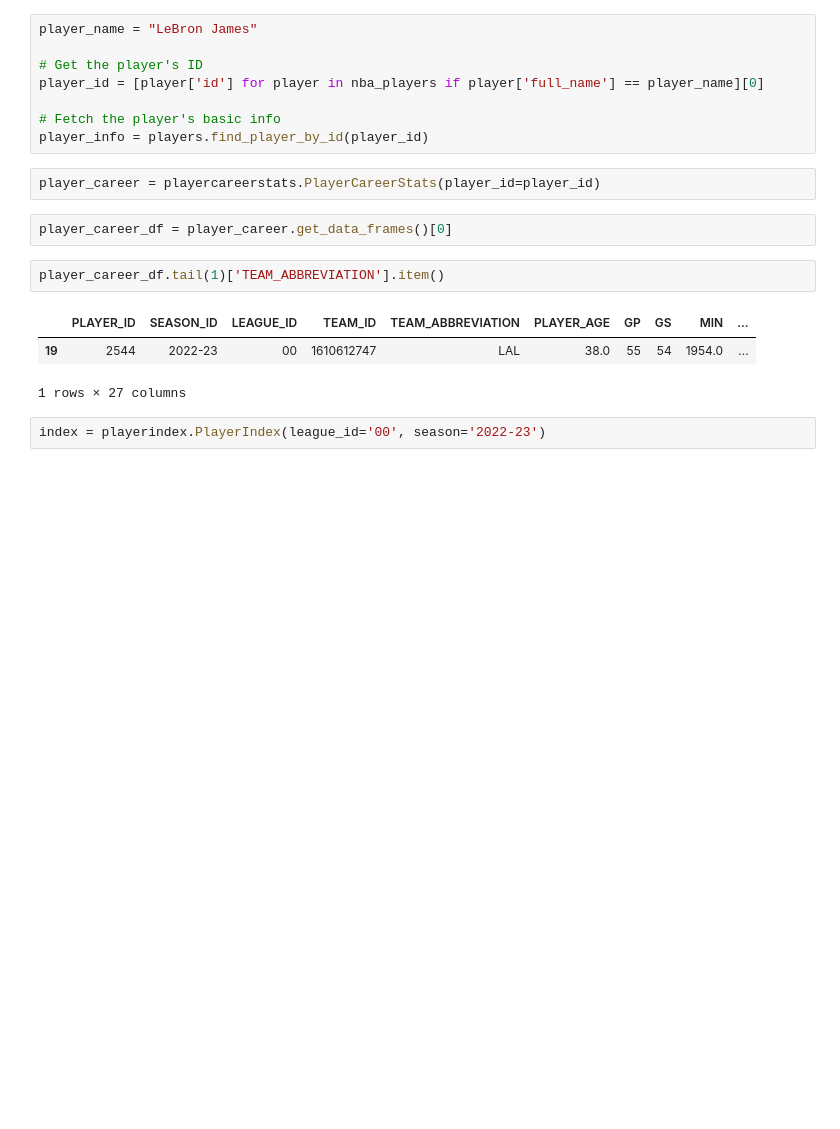
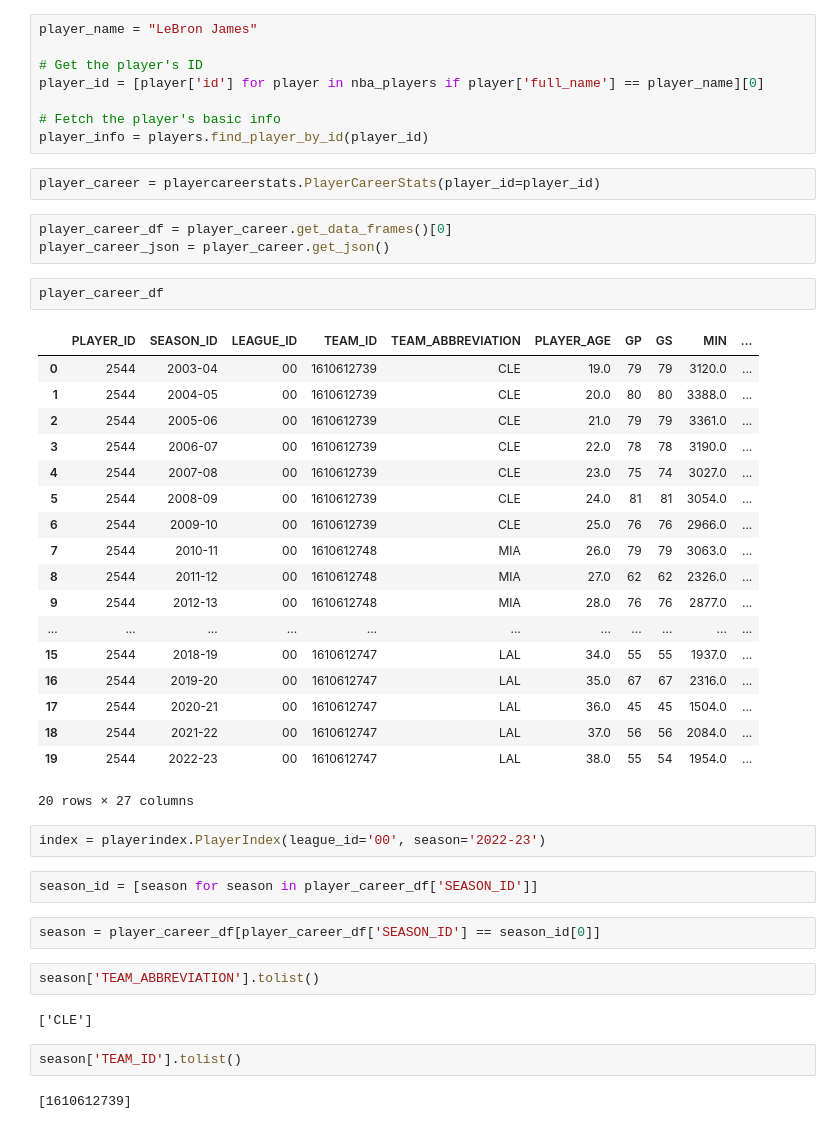
Before and after one commit to ChiehYuu/DataMining, a Jupyter notebook: NBA_data_mining/nba_graph.ipynb, the cells around one changed output. Saved outputs shown, nothing was run; the diff lists cells and outputs as text; blank space fills up the shorter version.

```diff
--- a/NBA_data_mining/nba_graph.ipynb
+++ b/NBA_data_mining/nba_graph.ipynb
@@ -19,11 +20,39 @@ player_info = players.find_player_by_id(player_id)
 player_career = playercareerstats.PlayerCareerStats(player_id=player_id)
 # %%
 player_career_df = player_career.get_data_frames()[0]
+player_career_json = player_career.get_json()
-# %%
-player_career_df.tail(1)['TEAM_ABBREVIATION'].item()
-# %% [output]
-|  | PLAYER_ID | SEASON_ID | LEAGUE_ID | TEAM_ID | TEAM_ABBREVIATION | PLAYER_AGE | GP | GS | MIN | ... |
-| 19 | 2544 | 2022-23 | 00 | 1610612747 | LAL | 38.0 | 55 | 54 | 1954.0 | ... |
-1 rows × 27 columns
+# %%
+player_career_df
+# %% [output]
+|  | PLAYER_ID | SEASON_ID | LEAGUE_ID | TEAM_ID | TEAM_ABBREVIATION | PLAYER_AGE | GP | GS | MIN | ... |
+| 0 | 2544 | 2003-04 | 00 | 1610612739 | CLE | 19.0 | 79 | 79 | 3120.0 | ... |
+| 1 | 2544 | 2004-05 | 00 | 1610612739 | CLE | 20.0 | 80 | 80 | 3388.0 | ... |
+| 2 | 2544 | 2005-06 | 00 | 1610612739 | CLE | 21.0 | 79 | 79 | 3361.0 | ... |
+| 3 | 2544 | 2006-07 | 00 | 1610612739 | CLE | 22.0 | 78 | 78 | 3190.0 | ... |
+| 4 | 2544 | 2007-08 | 00 | 1610612739 | CLE | 23.0 | 75 | 74 | 3027.0 | ... |
+| 5 | 2544 | 2008-09 | 00 | 1610612739 | CLE | 24.0 | 81 | 81 | 3054.0 | ... |
+| 6 | 2544 | 2009-10 | 00 | 1610612739 | CLE | 25.0 | 76 | 76 | 2966.0 | ... |
+| 7 | 2544 | 2010-11 | 00 | 1610612748 | MIA | 26.0 | 79 | 79 | 3063.0 | ... |
+| 8 | 2544 | 2011-12 | 00 | 1610612748 | MIA | 27.0 | 62 | 62 | 2326.0 | ... |
+| 9 | 2544 | 2012-13 | 00 | 1610612748 | MIA | 28.0 | 76 | 76 | 2877.0 | ... |
+| ... | ... | ... | ... | ... | ... | ... | ... | ... | ... | ... |
+| 15 | 2544 | 2018-19 | 00 | 1610612747 | LAL | 34.0 | 55 | 55 | 1937.0 | ... |
+| 16 | 2544 | 2019-20 | 00 | 1610612747 | LAL | 35.0 | 67 | 67 | 2316.0 | ... |
+| 17 | 2544 | 2020-21 | 00 | 1610612747 | LAL | 36.0 | 45 | 45 | 1504.0 | ... |
+| 18 | 2544 | 2021-22 | 00 | 1610612747 | LAL | 37.0 | 56 | 56 | 2084.0 | ... |
+| 19 | 2544 | 2022-23 | 00 | 1610612747 | LAL | 38.0 | 55 | 54 | 1954.0 | ... |
+20 rows × 27 columns
 # %%
 index = playerindex.PlayerIndex(league_id='00', season='2022-23')
+# %%
+season_id = [season for season in player_career_df['SEASON_ID']]
+# %%
+season = player_career_df[player_career_df['SEASON_ID'] == season_id[0]]
+# %%
+season['TEAM_ABBREVIATION'].tolist()
+# %% [output]
+['CLE']
+# %%
+season['TEAM_ID'].tolist()
+# %% [output]
+[1610612739]
```
Also changed, not shown: parts of 2 cells of this notebook, 1 other file.
